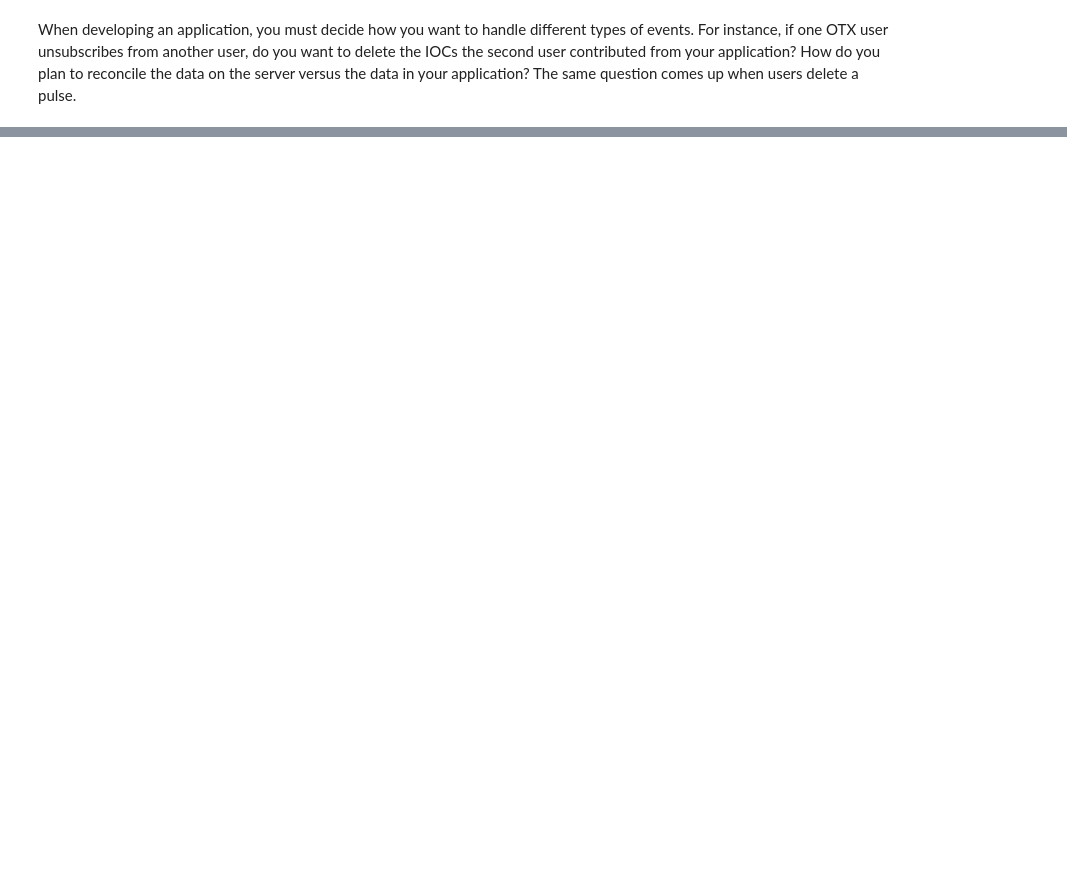
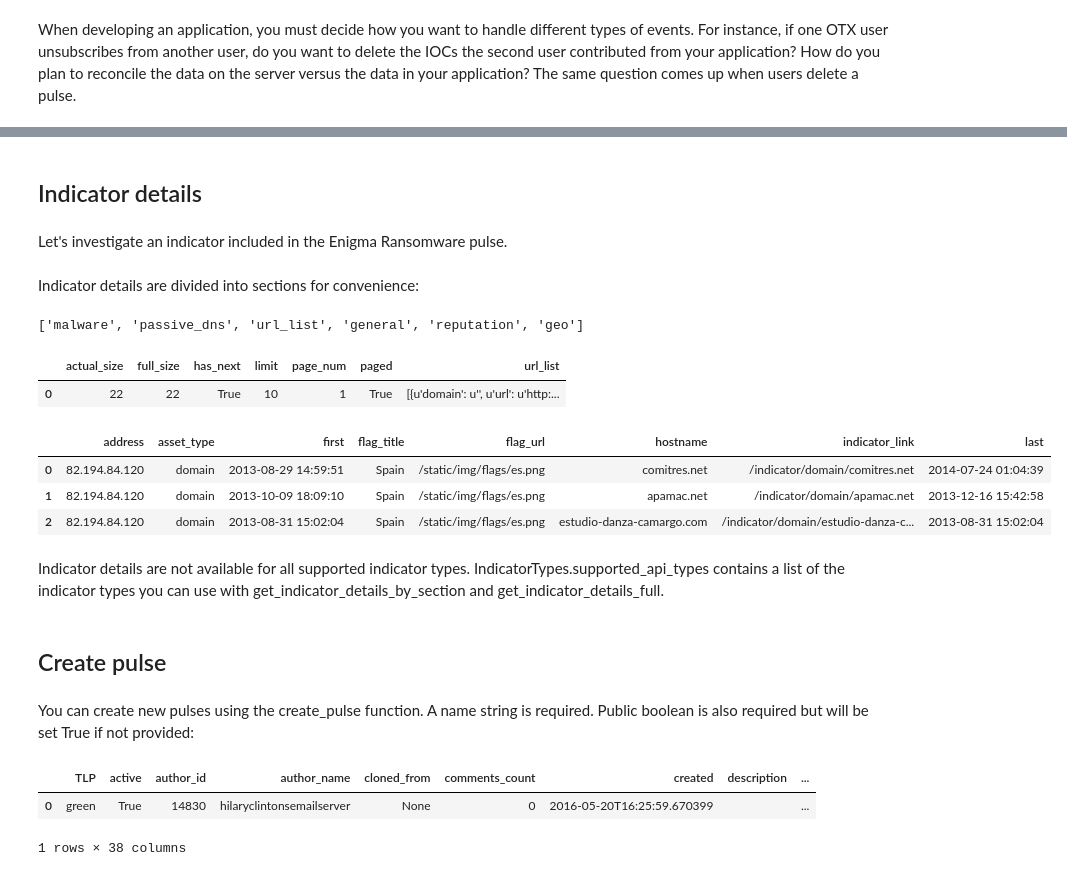
Before and after one commit to AlienVault-OTX/OTX-Python-SDK, a Jupyter notebook: howto_use_python_otx_api.ipynb, the cells around one changed output, grey strips where cells are left out. Drawn from its saved outputs; the diff is of its cells as text; code cells hidden in the pictures; blank space fills up the shorter version.

```diff
--- a/howto_use_python_otx_api.ipynb
+++ b/howto_use_python_otx_api.ipynb
@@ -205,0 +232,4 @@ The same question comes up when users delete a pulse.
+# %%
+pulse_id = pulses["results"][1]["id"]
+# %%
+pulse_details = otx.get_pulse_details(pulse_id)
@@ -205,0 +241,32 @@ The same question comes up when users delete a pulse.
+# %% [markdown]
+## Indicator details
+# %% [markdown]
+Let's investigate an indicator included in the Enigma Ransomware pulse.
+# %%
+indicator = pulse_details["indicators"][4]["indicator"]
+# %%
+indicator_details = otx.get_indicator_details_full(IndicatorTypes.IPv4, indicator)
+# %% [markdown]
+Indicator details are divided into sections for convenience:
+# %%
+indicator_details.keys()
+# %% [output]
+['malware', 'passive_dns', 'url_list', 'general', 'reputation', 'geo']
+# %%
+json_normalize(indicator_details["url_list"])
+# %% [output]
+|  | actual_size | full_size | has_next | limit | page_num | paged | url_list |
+| 0 | 22 | 22 | True | 10 | 1 | True | [{u'domain': u'', u'url': u'http:... |
+# %%
+json_normalize(indicator_details["passive_dns"].get('passive_dns'))
+# %% [output]
+|  | address | asset_type | first | flag_title | flag_url | hostname | indicator_link | last |
+| 0 | 82.194.84.120 | domain | 2013-08-29 14:59:51 | Spain | /static/img/flags/es.png | comitres.net | /indicator/domain/comitres.net | 2014-07-24 01:04:39 |
+| 1 | 82.194.84.120 | domain | 2013-10-09 18:09:10 | Spain | /static/img/flags/es.png | apamac.net | /indicator/domain/apamac.net | 2013-12-16 15:42:58 |
+| 2 | 82.194.84.120 | domain | 2013-08-31 15:02:04 | Spain | /static/img/flags/es.png | estudio-danza-camargo.com | /indicator/domain/estudio-danza-c... | 2013-08-31 15:02:04 |
+# %% [markdown]
+Indicator details are not available for all supported indicator types.  IndicatorTypes.supported_api_types contains a list of the indicator types you can use with get_indicator_details_by_section and get_indicator_details_full.
+# %% [markdown]
+## Create pulse
+# %% [markdown]
+You can create new pulses using the create_pulse function.  A name string is required.  Public boolean is also required but will be set True if not provided:
@@ -205,0 +277,6 @@ The same question comes up when users delete a pulse.
+# %%
+json_normalize(new_pulse)
+# %% [output]
+|  | TLP | active | author_id | author_name | cloned_from | comments_count | created | description | ... |
+| 0 | green | True | 14830 | hilaryclintonsemailserver | None | 0 | 2016-05-20T16:25:59.670399 |  | ... |
+1 rows × 38 columns
```
Also changed, not shown: parts of 19 cells of this notebook.
